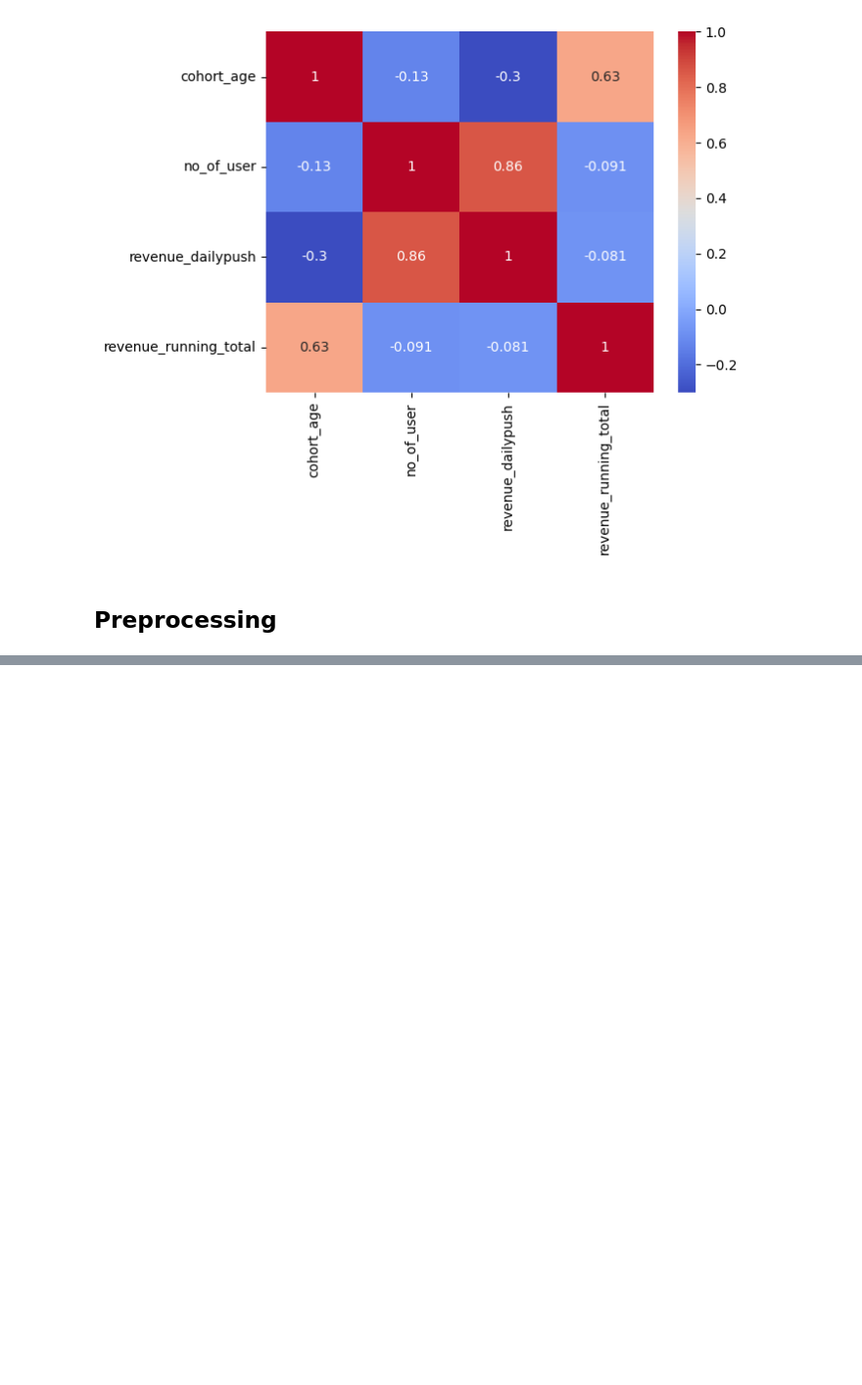
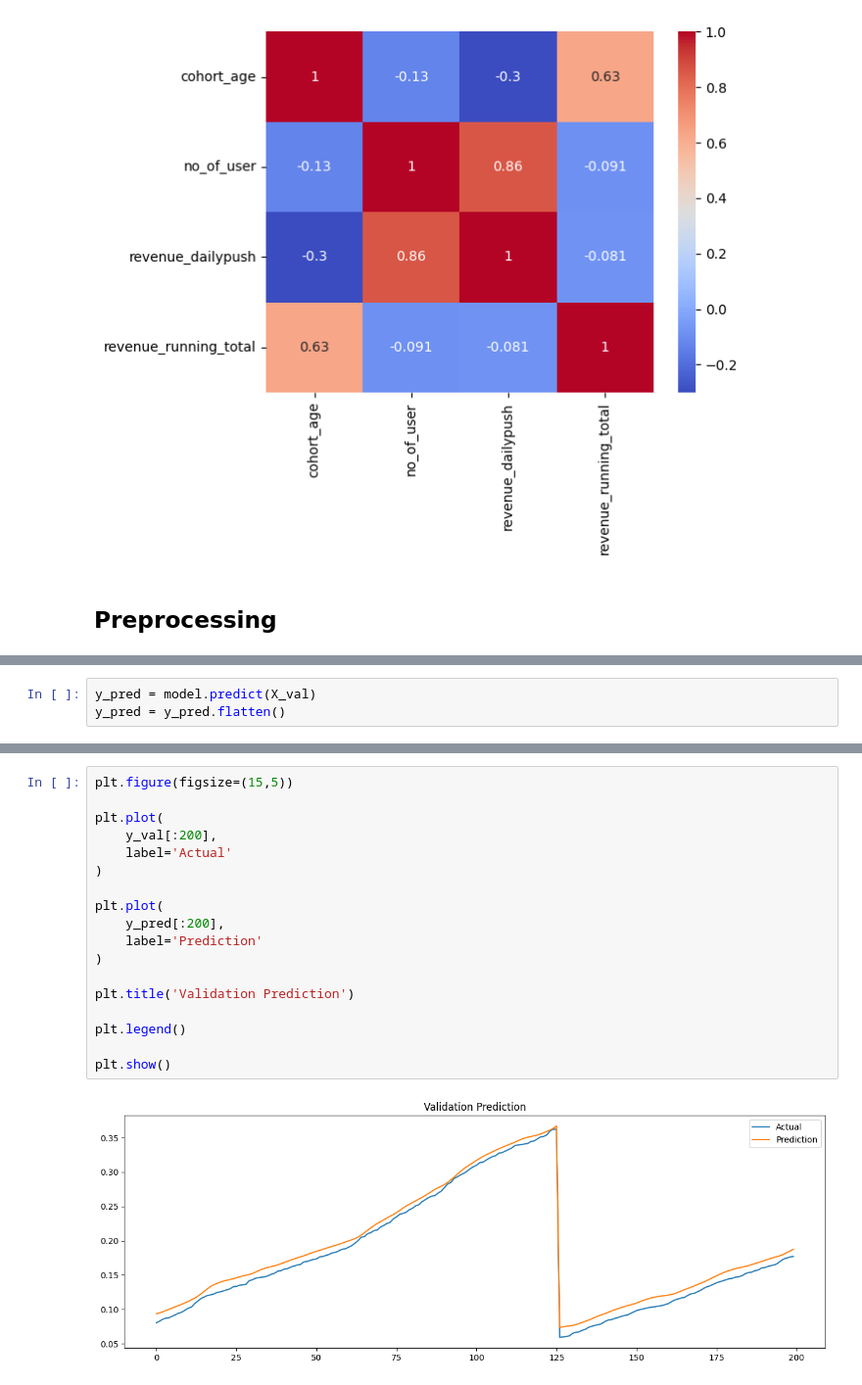
Before and after one commit to mrifala29/ltv-projection, a Jupyter notebook: LTV_Projection_VAS.ipynb, the cells around one changed output, grey strips where cells are left out. Shown at 98% size. Saved outputs shown, nothing was run; the diff lists cells and outputs as text; blank space fills up the shorter version.

```diff
--- a/LTV_Projection_VAS.ipynb
+++ b/LTV_Projection_VAS.ipynb
@@ -321,0 +716,3 @@ sns.heatmap(
+# %%
+y_pred = model.predict(X_val)
+y_pred = y_pred.flatten()
@@ -321,0 +721,20 @@ sns.heatmap(
+# %%
+plt.figure(figsize=(15,5))
+
+plt.plot(
+    y_val[:200],
+    label='Actual'
+)
+
+plt.plot(
+    y_pred[:200],
+    label='Prediction'
+)
+
+plt.title('Validation Prediction')
+
+plt.legend()
+
+plt.show()
+# %% [output]
+[figure, added]
```
Also changed, not shown: parts of 65 cells of this notebook.
